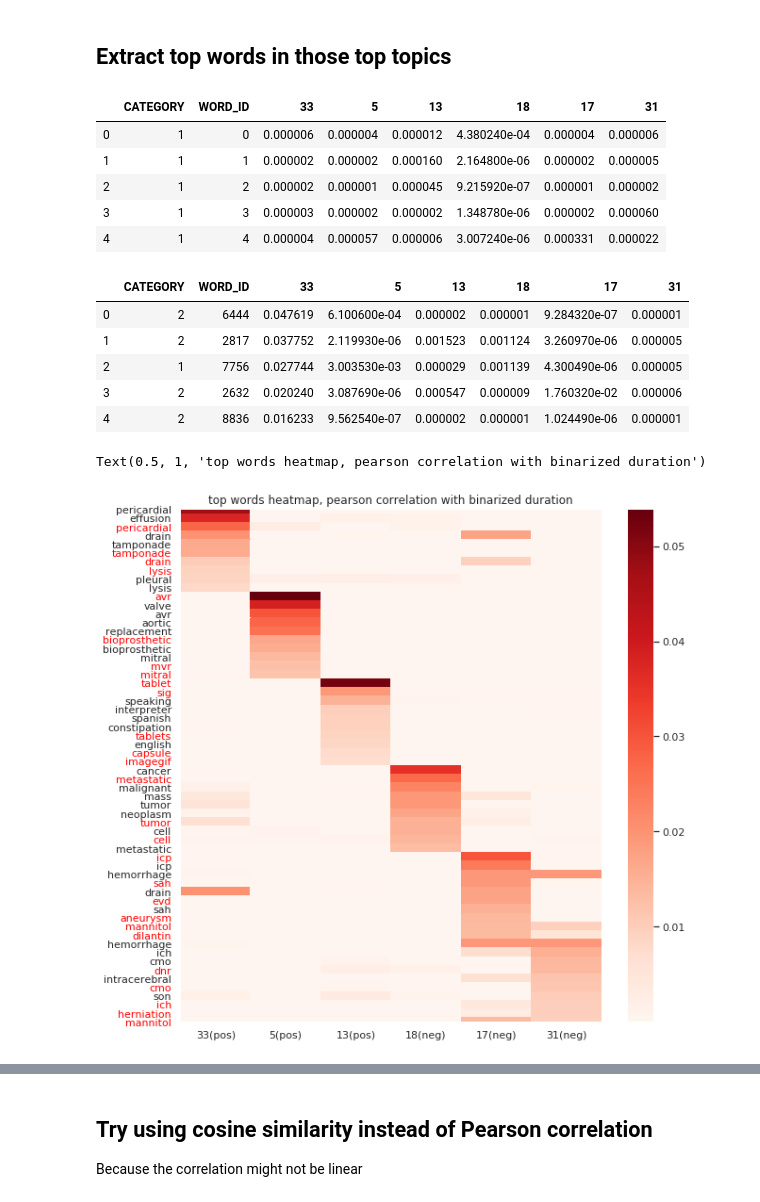
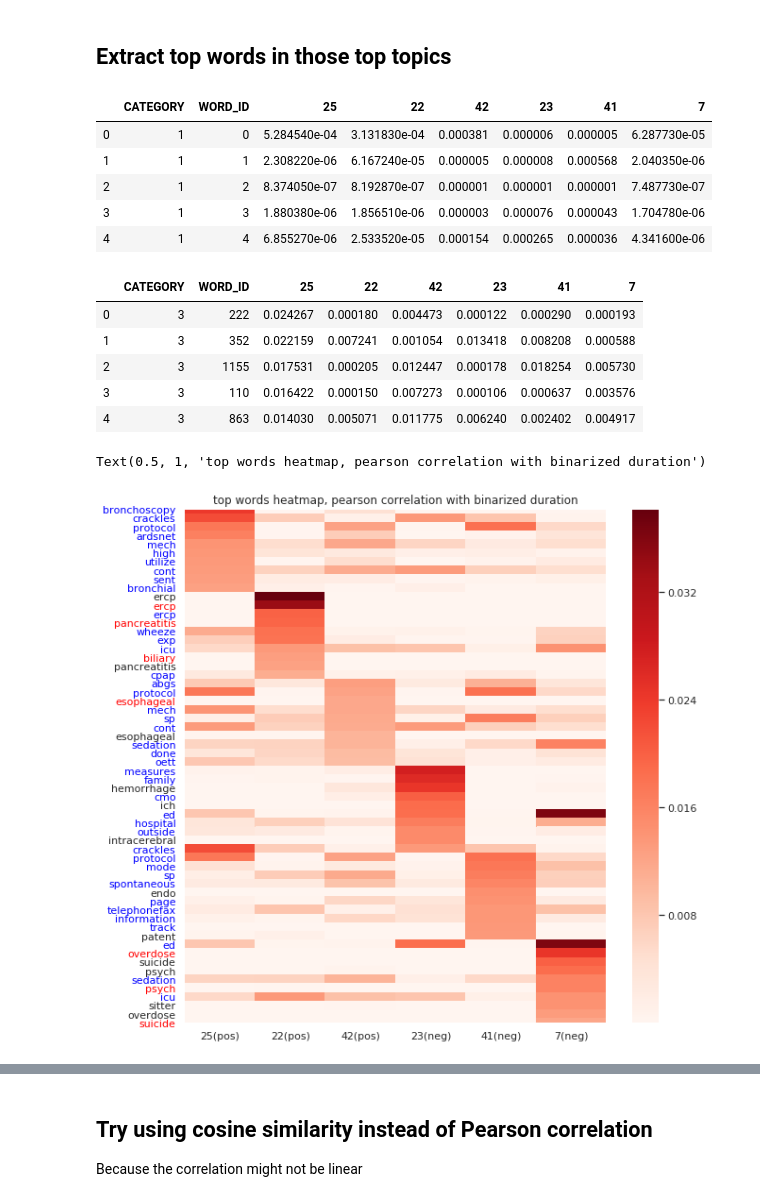
Before and after one commit to li-lab-mcgill/heterogeneous_ehr, a Jupyter notebook: Correlation-MultiDatatypes.ipynb, the cells around one changed output, grey strips where cells are left out. Cells and saved outputs as stored; diff of their text form; code cells hidden in the pictures.

```diff
--- a/Correlation-MultiDatatypes.ipynb
+++ b/Correlation-MultiDatatypes.ipynb
@@ -42,7 +55,8 @@ Name: 1, dtype: float64
 # %% [markdown]
 ## Normalize
 # %%
-normed_mixtures = pd.DataFrame(normalize(mixtures.iloc[:,2:51], norm='l1', axis=1))
+normed_mixtures = pd.DataFrame(normalize(mixtures.iloc[:,0:51], norm='l1', axis=1))
+# normed_mixtures.columns = [str(idx) for idx in range(50)]
 # %%
 mixtures.sum(axis=1)
 # %% [output]
@@ -348,12 +382,12 @@ bi_top_phis_df = phis_df[bi_cols]
 # %%
 bi_top_phis_df.head()
 # %% [output]
-|  | CATEGORY | WORD_ID | 33 | 5 | 13 | 18 | 17 | 31 |
-| 0 | 1 | 0 | 0.000006 | 0.000004 | 0.000012 | 4.380240e-04 | 0.000004 | 0.000006 |
-| 1 | 1 | 1 | 0.000002 | 0.000002 | 0.000160 | 2.164800e-06 | 0.000002 | 0.000005 |
-| 2 | 1 | 2 | 0.000002 | 0.000001 | 0.000045 | 9.215920e-07 | 0.000001 | 0.000002 |
-| 3 | 1 | 3 | 0.000003 | 0.000002 | 0.000002 | 1.348780e-06 | 0.000002 | 0.000060 |
-| 4 | 1 | 4 | 0.000004 | 0.000057 | 0.000006 | 3.007240e-06 | 0.000331 | 0.000022 |
+|  | CATEGORY | WORD_ID | 25 | 22 | 42 | 23 | 41 | 7 |
+| 0 | 1 | 0 | 5.284540e-04 | 3.131830e-04 | 0.000381 | 0.000006 | 0.000005 | 6.287730e-05 |
+| 1 | 1 | 1 | 2.308220e-06 | 6.167240e-05 | 0.000005 | 0.000008 | 0.000568 | 2.040350e-06 |
+| 2 | 1 | 2 | 8.374050e-07 | 8.192870e-07 | 0.000001 | 0.000001 | 0.000001 | 7.487730e-07 |
+| 3 | 1 | 3 | 1.880380e-06 | 1.856510e-06 | 0.000003 | 0.000076 | 0.000043 | 1.704780e-06 |
+| 4 | 1 | 4 | 6.855270e-06 | 2.533520e-05 | 0.000154 | 0.000265 | 0.000036 | 4.341600e-06 |
 # %%
 bi_top_words_bytopic = [bi_top_phis_df.sort_values(by=str(topic), ascending=False)['WORD_ID'][0:10] for topic in bi_top_topics]
 bi_top_words = []
@@ -375,12 +409,12 @@ for idx in range(len(bi_top_types)):
 # %%
 bi_word_topic_matrix.head()
 # %% [output]
-|  | CATEGORY | WORD_ID | 33 | 5 | 13 | 18 | 17 | 31 |
-| 0 | 2 | 6444 | 0.047619 | 6.100600e-04 | 0.000002 | 0.000001 | 9.284320e-07 | 0.000001 |
-| 1 | 2 | 2817 | 0.037752 | 2.119930e-06 | 0.001523 | 0.001124 | 3.260970e-06 | 0.000005 |
-| 2 | 1 | 7756 | 0.027744 | 3.003530e-03 | 0.000029 | 0.001139 | 4.300490e-06 | 0.000005 |
-| 3 | 2 | 2632 | 0.020240 | 3.087690e-06 | 0.000547 | 0.000009 | 1.760320e-02 | 0.000006 |
-| 4 | 2 | 8836 | 0.016233 | 9.562540e-07 | 0.000002 | 0.000001 | 1.024490e-06 | 0.000001 |
+|  | CATEGORY | WORD_ID | 25 | 22 | 42 | 23 | 41 | 7 |
+| 0 | 3 | 222 | 0.024267 | 0.000180 | 0.004473 | 0.000122 | 0.000290 | 0.000193 |
+| 1 | 3 | 352 | 0.022159 | 0.007241 | 0.001054 | 0.013418 | 0.008208 | 0.000588 |
+| 2 | 3 | 1155 | 0.017531 | 0.000205 | 0.012447 | 0.000178 | 0.018254 | 0.005730 |
+| 3 | 3 | 110 | 0.016422 | 0.000150 | 0.007273 | 0.000106 | 0.000637 | 0.003576 |
+| 4 | 3 | 863 | 0.014030 | 0.005071 | 0.011775 | 0.006240 | 0.002402 | 0.004917 |
 # %%
 bi_yticklabels = []
 for idx, word_id in enumerate(bi_top_words):
@@ -390,14 +424,16 @@ bi_xticklabels = [str(topic) + '(pos)' for topic in bi_top_topics[0:3]] + [str(t
 # %%
 plt.figure(figsize=(10,10))
 sns.heatmap(bi_word_topic_matrix.iloc[:, 2:], yticklabels=bi_yticklabels, xticklabels=bi_xticklabels, cmap='Reds')
 ax = plt.gca()
 for idx in range(len(ax.get_yticklabels())):
     if bi_top_types[idx] == 1:
         ax.get_yticklabels()[idx].set_color("red")
+    elif bi_top_types[idx] == 3:
+        ax.get_yticklabels()[idx].set_color("blue")
 plt.title('top words heatmap, pearson correlation with binarized duration')
 # %% [output]
 Text(0.5, 1, 'top words heatmap, pearson correlation with binarized duration')
-[figure, old version]
+[figure, new version]
 # %%
 sns.set()
 sns.clustermap(bi_word_topic_matrix.iloc[:, 2:], yticklabels=bi_yticklabels, xticklabels=bi_xticklabels)
```
Also changed, not shown: parts of 53 cells of this notebook, 1 other file.
